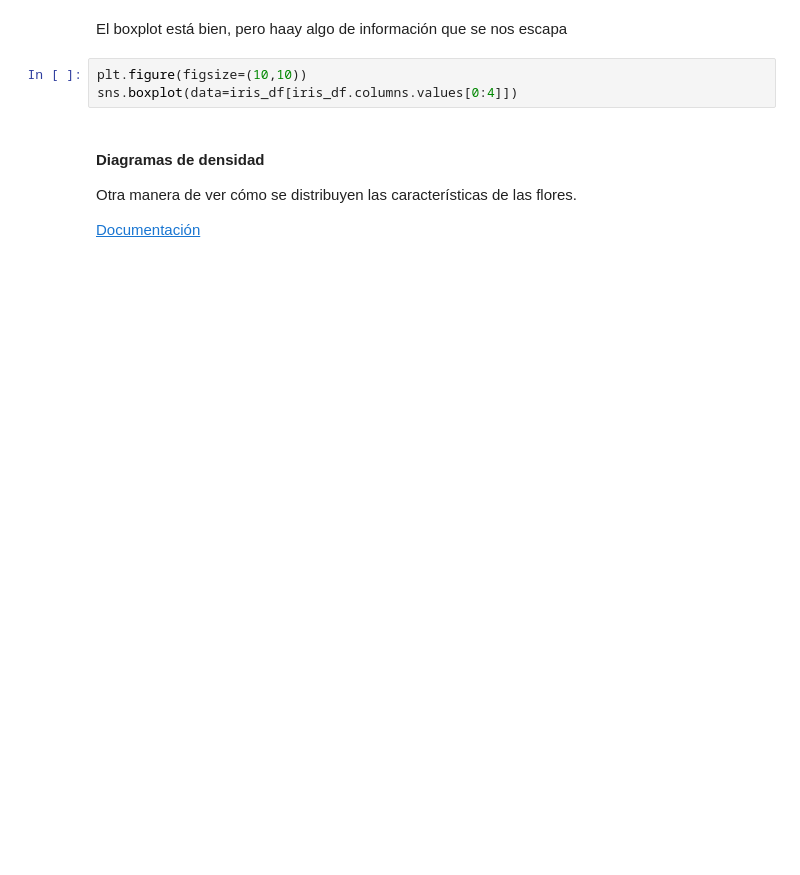
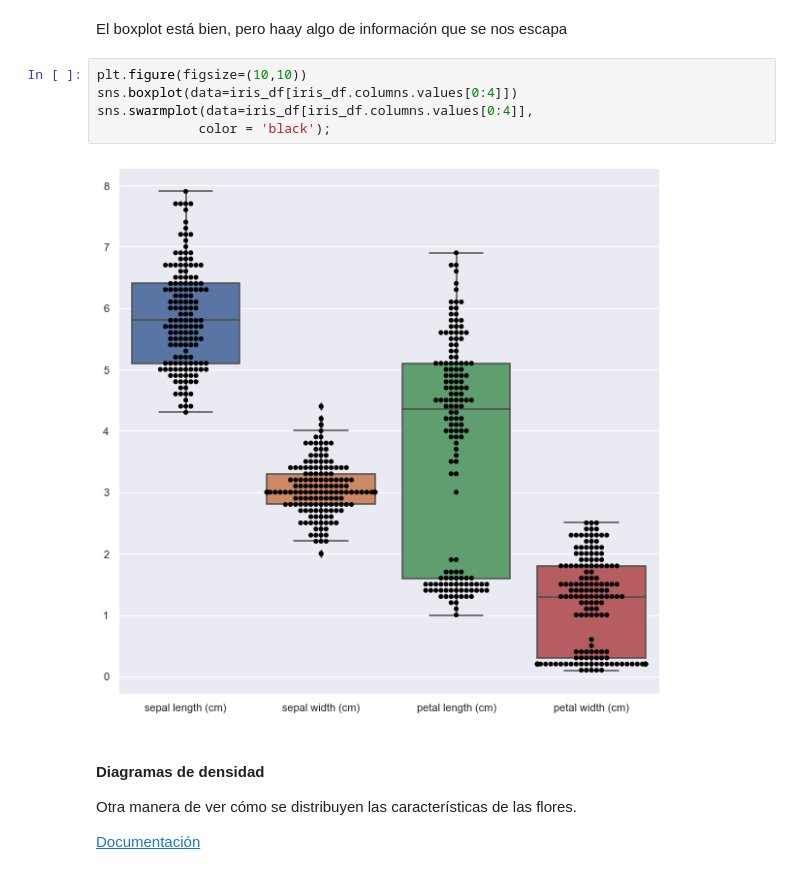
Before and after one commit to marcusRB/thebridgedsftene21, a Jupyter notebook: 2-Data Analysis/4-Visualizacion/2-Seaborn/EDA Seaborn.ipynb, the cells around one changed output. Drawn from its saved outputs; the diff is of its cells as text; blank space fills up the shorter version.

```diff
--- a/2-Data Analysis/4-Visualizacion/2-Seaborn/EDA Seaborn.ipynb
+++ b/2-Data Analysis/4-Visualizacion/2-Seaborn/EDA Seaborn.ipynb
@@ -277,6 +280,10 @@ El boxplot está bien, pero haay algo de información que se nos escapa
 # %%
 plt.figure(figsize=(10,10))
 sns.boxplot(data=iris_df[iris_df.columns.values[0:4]])
+sns.swarmplot(data=iris_df[iris_df.columns.values[0:4]],
+             color = 'black');
+# %% [output]
+[figure, added]
 # %% [markdown]
 #### Diagramas de densidad
 
```
Also changed, not shown: parts of 41 cells of this notebook, 5 other files.
